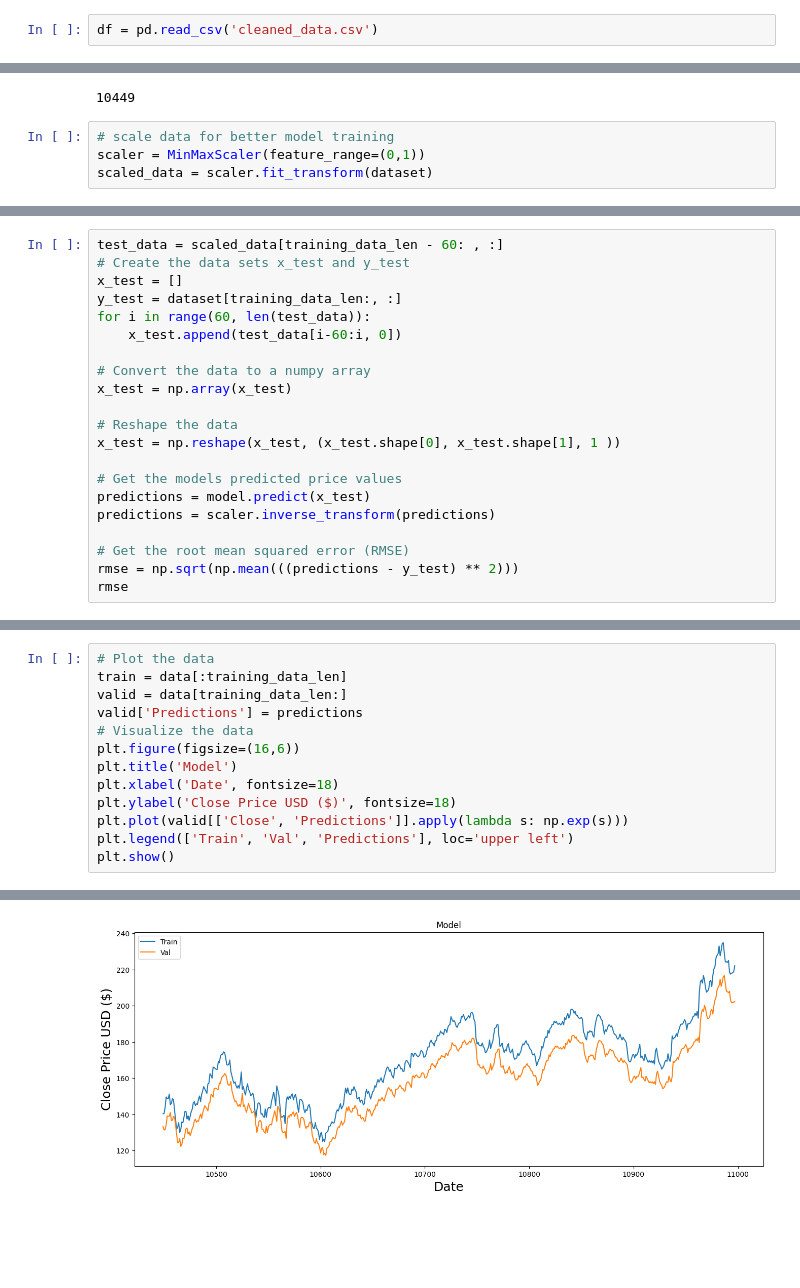
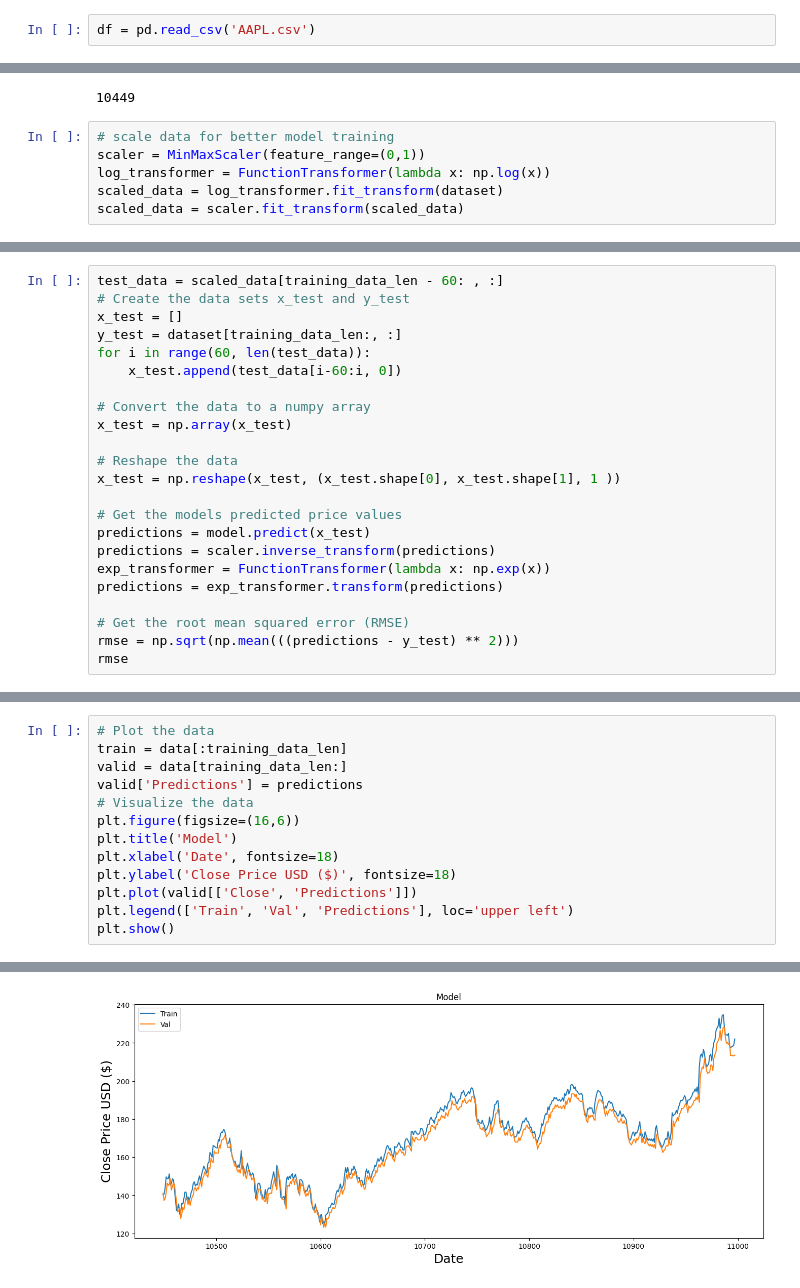
Before and after one commit to akagiyuu/stock-market-data-set, a Jupyter notebook: model.ipynb, the cells around one changed output, grey strips where cells are left out. Drawn from its saved outputs; the diff is of its cells as text; blank space fills up the shorter version.

```diff
--- a/model.ipynb
+++ b/model.ipynb
@@ -38,5 +38,5 @@ To enable the following instructions: AVX2 FMA, in other operations, rebuild Ten
 # %%
-df = pd.read_csv('cleaned_data.csv')
+df = pd.read_csv('AAPL.csv')
 # %%
 data = df.filter(['Close'])
 dataset = data.values
@@ -49,7 +49,9 @@ training_data_len
 # %%
 # scale data for better model training
 scaler = MinMaxScaler(feature_range=(0,1))
-scaled_data = scaler.fit_transform(dataset)
+log_transformer = FunctionTransformer(lambda x: np.log(x))
+scaled_data = log_transformer.fit_transform(dataset)
+scaled_data = scaler.fit_transform(scaled_data)
 # %%
 train_data = scaled_data[0:int(training_data_len), :]
 x_train = []
@@ -133,6 +135,8 @@ x_test = np.reshape(x_test, (x_test.shape[0], x_test.shape[1], 1 ))
 # Get the models predicted price values
 predictions = model.predict(x_test)
 predictions = scaler.inverse_transform(predictions)
+exp_transformer = FunctionTransformer(lambda x: np.exp(x))
+predictions = exp_transformer.transform(predictions)
 
 # Get the root mean squared error (RMSE)
 rmse = np.sqrt(np.mean(((predictions - y_test) ** 2)))
@@ -143,20 +147,20 @@ rmse
 # %%
 # Plot the data
 train = data[:training_data_len]
 valid = data[training_data_len:]
 valid['Predictions'] = predictions
 # Visualize the data
 plt.figure(figsize=(16,6))
 plt.title('Model')
 plt.xlabel('Date', fontsize=18)
 plt.ylabel('Close Price USD ($)', fontsize=18)
-plt.plot(valid[['Close', 'Predictions']].apply(lambda s: np.exp(s)))
+plt.plot(valid[['Close', 'Predictions']])
 plt.legend(['Train', 'Val', 'Predictions'], loc='upper left')
 plt.show()
 # %% [output]
 A value is trying to be set on a copy of a slice from a DataFrame.
 Try using .loc[row_indexer,col_indexer] = value instead
 
 See the caveats in the documentation: https://pandas.pydata.org/pandas-docs/stable/user_guide/indexing.html#returning-a-view-versus-a-copy
   valid['Predictions'] = predictions
-[figure, old version]
+[figure, new version]
```
Also changed, not shown: parts of 4 cells of this notebook, 6 other files.
